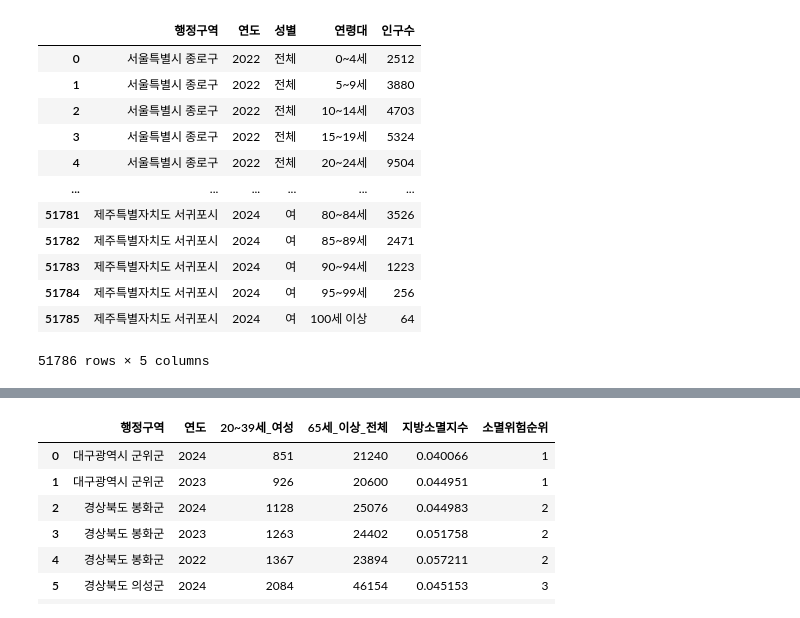
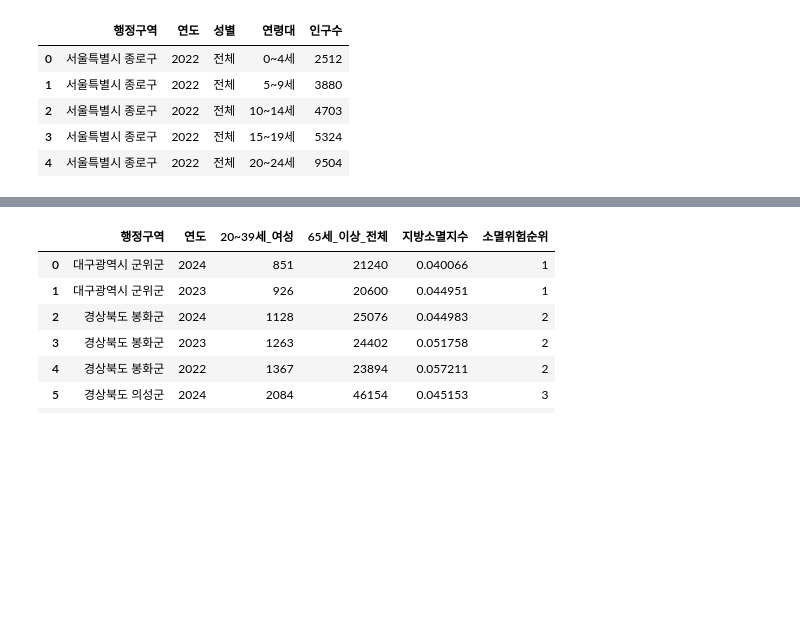
Before and after one commit to iju298/REFrame, a Jupyter notebook: notebooks/01_data_pop_stat.ipynb, the cells around one changed output, grey strips where cells are left out. Saved outputs shown, nothing was run; the diff lists cells and outputs as text; code cells hidden in the pictures; blank space fills up the shorter version.

```diff
--- a/notebooks/01_data_pop_stat.ipynb
+++ b/notebooks/01_data_pop_stat.ipynb
@@ -18,21 +18,14 @@ origin_df = pd.read_csv(file_path, encoding = 'cp949')
 # df : 전처리 데이터셋
 df = preprocess_df(origin_df)
 # %%
-df
+df.head(5)
 # %% [output]
 |  | 행정구역 | 연도 | 성별 | 연령대 | 인구수 |
 | 0 | 서울특별시 종로구 | 2022 | 전체 | 0~4세 | 2512 |
 | 1 | 서울특별시 종로구 | 2022 | 전체 | 5~9세 | 3880 |
 | 2 | 서울특별시 종로구 | 2022 | 전체 | 10~14세 | 4703 |
 | 3 | 서울특별시 종로구 | 2022 | 전체 | 15~19세 | 5324 |
 | 4 | 서울특별시 종로구 | 2022 | 전체 | 20~24세 | 9504 |
-| ... | ... | ... | ... | ... | ... |
-| 51781 | 제주특별자치도 서귀포시 | 2024 | 여 | 80~84세 | 3526 |
-| 51782 | 제주특별자치도 서귀포시 | 2024 | 여 | 85~89세 | 2471 |
-| 51783 | 제주특별자치도 서귀포시 | 2024 | 여 | 90~94세 | 1223 |
-| 51784 | 제주특별자치도 서귀포시 | 2024 | 여 | 95~99세 | 256 |
-| 51785 | 제주특별자치도 서귀포시 | 2024 | 여 | 100세 이상 | 64 |
-51786 rows × 5 columns
 # %%
 # 소멸위험지수 계산
 decline_df = decline_index(df)
```
Also changed, not shown: parts of 1 cell of this notebook, 50 other files.
